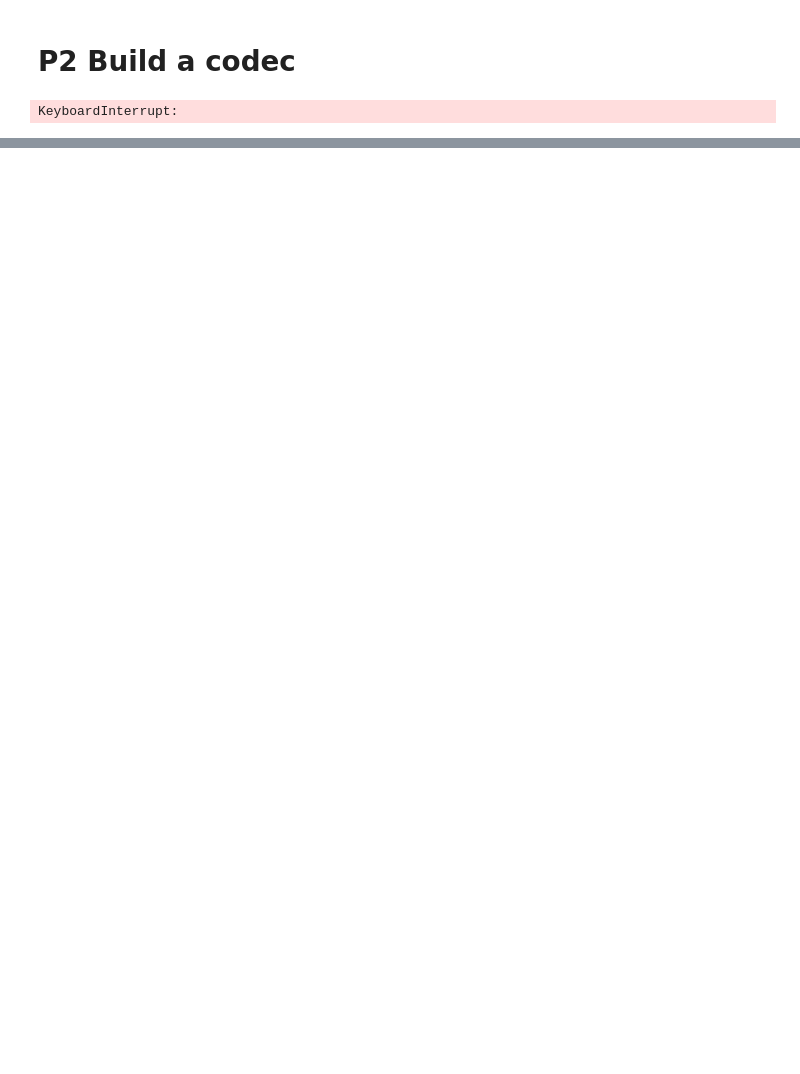
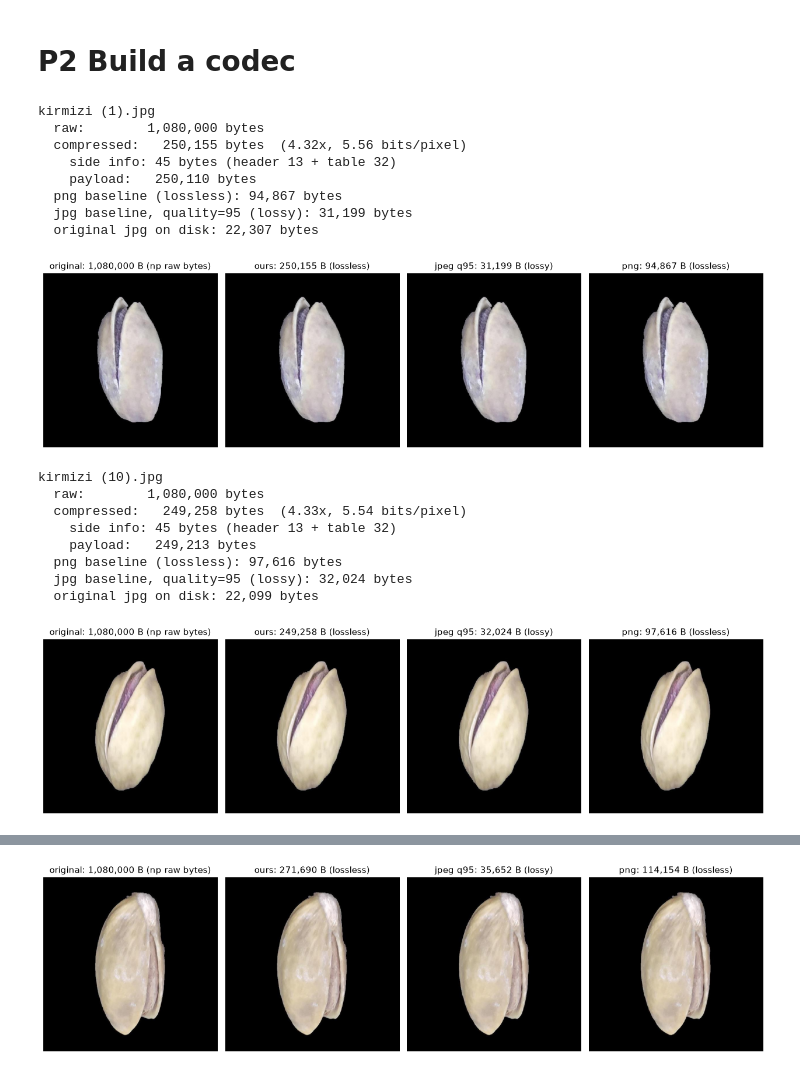
Before and after one commit to OleMarGlo/IDIG4120, a Jupyter notebook: p2.ipynb, the cells around one changed output, grey strips where cells are left out. Drawn from its saved outputs; the diff is of its cells as text; code cells hidden in the pictures; blank space fills up the shorter version.

Commit message:
added matplot pyplot to the report function

```diff
--- a/p2.ipynb
+++ b/p2.ipynb
@@ -223,27 +223,100 @@ def decompress(compressed, settings=None):
 # %%
 from pathlib import Path
 from PIL import Image
+import io
+import matplotlib.pyplot as plt
 
 def load_images(folder: Path, limit=None):
     records = []
     for path in sorted(folder.rglob("*")):
         if path.suffix.lower() not in {".jpg", ".jpeg"}:
             continue
         if limit is not None and len(records) >= limit:
             break
         with Image.open(path) as im:
             arr = np.asarray(im.convert("RGB"))
         records.append({"path": path, "arr": arr})
     return records
 
 RESOURCE_DIR_KIRMIZI = Path("dataset/Pistachio_Image_Dataset/Pistachio_Image_Dataset/Kirmizi_Pistachio")
 
+def show_image(ax, a, title=None):
+    ax.imshow(a)
+    ax.set_xticks([]); ax.set_yticks([])
+    if title:
+        ax.set_title(title)
+
+
+def jepg_bytes(arr, quality=95, subsampling=0):
+    buf = io.BytesIO()
+    Image.fromarray(arr).save(buf, format="JPEG", quality=quality, subsampling=subsampling)
+    return len(buf.getvalue())
+
+def jpeg_decoded(arr, quality):
+    buf = io.BytesIO()
+    Image.fromarray(arr).save(buf, format="JPEG", quality=quality, subsampling=0)
+    return np.asarray(Image.open(buf).convert("RGB"))
+
+def png_bytes(arr):
+	buf = io.BytesIO()
+	Image.fromarray(arr).save(buf, format="PNG")
+	return len(buf.getvalue())
+
+def png_decoded(arr):
+    buf = io.BytesIO()
+    Image.fromarray(arr).save(buf, format="PNG")
+    return np.asarray(Image.open(buf).convert("RGB"))
+
+def report(rec, compressed, recovered, header_bytes=13):
+    arr = rec["arr"]
+    raw = arr.nbytes
+    out = len(compressed)
+    table_syms = compressed[11:13]
+    n_syms = int.from_bytes(table_syms, "big")
+    side = header_bytes + 2 * n_syms
+    payload = out - side
+    bpp = out * 8 / arr.shape[0] / arr.shape[1]
+
+    print(f"{rec['path'].name}")
+    print(f"  raw:       {raw:>10,} bytes")
+    print(f"  compressed:{out:>10,} bytes  ({raw/out:.2f}x, {bpp:.2f} bits/pixel)")
+    print(f"    side info: {side:,} bytes (header {header_bytes} + table {2*n_syms})")
+    print(f"    payload:   {payload:,} bytes")
+    print(f"  png baseline (lossless): {png_bytes(arr):,} bytes")
+    print(f"  jpg baseline, quality=95 (lossy): {jepg_bytes(arr):,} bytes")
+    print(f"  original jpg on disk: {rec['path'].stat().st_size:,} bytes")
+
+    fig, axes = plt.subplots(1, 4, figsize=(14, 4), dpi=90)
+    show_image(axes[0], arr,       f"original: {raw:,} B (np raw bytes)")
+    show_image(axes[1], recovered, f"ours: {out:,} B (lossless)")
+    show_image(axes[2], png_decoded(arr), f"png: {png_bytes(arr):,} B (lossless)")
+    show_image(axes[3], jpeg_decoded(arr, 95), f"jpeg q95: {jepg_bytes(arr, 95):,} B (lossy)")
+    fig.tight_layout()
+    plt.show()
+
 # Example: unseen test
-unseen = load_images(Path(RESOURCE_DIR_KIRMIZI), limit=1)
+unseen = load_images(Path(RESOURCE_DIR_KIRMIZI), limit=5)
 for rec in unseen:
     compressed = compress(rec["arr"])
     recovered = decompress(compressed)
     assert np.array_equal(recovered, rec["arr"])
-    print(f"OK: {rec['path'].name}, {len(compressed)} bytes")
+    report(rec, compressed, recovered)
 # %% [output]
-KeyboardInterrupt:
+kirmizi (1).jpg
+  raw:        1,080,000 bytes
+  compressed:   250,155 bytes  (4.32x, 5.56 bits/pixel)
+    side info: 45 bytes (header 13 + table 32)
+    payload:   250,110 bytes
+  png baseline (lossless): 94,867 bytes
+  jpg baseline, quality=95 (lossy): 31,199 bytes
+  original jpg on disk: 22,307 bytes
+[figure, added]
+kirmizi (10).jpg
+  raw:        1,080,000 bytes
+  compressed:   249,258 bytes  (4.33x, 5.54 bits/pixel)
+    side info: 45 bytes (header 13 + table 32)
+    payload:   249,213 bytes
+  png baseline (lossless): 97,616 bytes
+  jpg baseline, quality=95 (lossy): 32,024 bytes
+  original jpg on disk: 22,099 bytes
+[figure, added]
@@ -249,0 +331 @@ KeyboardInterrupt:
+[figure, added]
```
Also changed, not shown: parts of 1 cell of this notebook.
